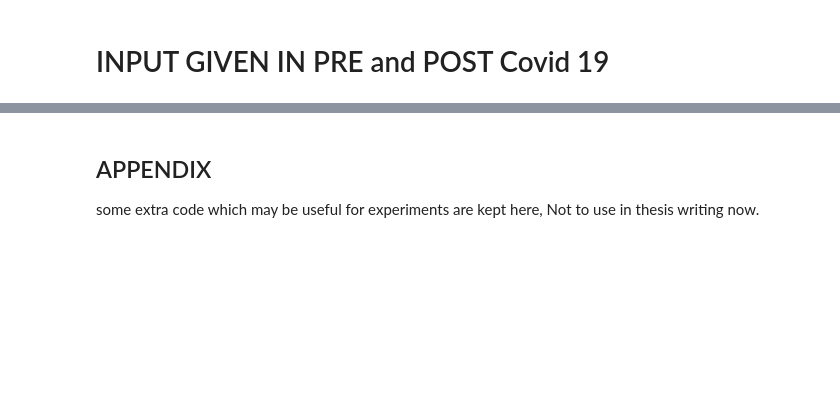
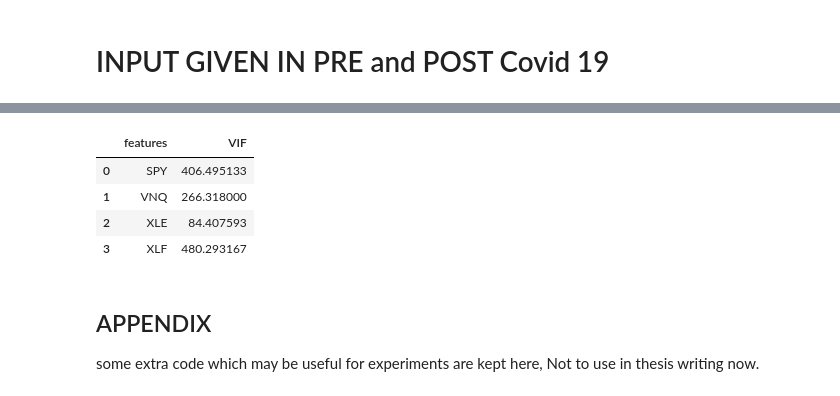
Before and after one commit to krishxx/wqumscfin, a Jupyter notebook: src/MScFE_Capstone.ipynb, the cells around one changed output, grey strips where cells are left out. Saved outputs shown, nothing was run; the diff lists cells and outputs as text; code cells hidden in the pictures; blank space fills up the shorter version.

```diff
--- a/src/MScFE_Capstone.ipynb
+++ b/src/MScFE_Capstone.ipynb
@@ -1017,3 +1045,16 @@ mean_reverting_df
+# %%
+X_variables = combined_c_prices_df #[['SPY', 'VNQ', 'XLE', 'XLF']]
+vif_data = pd.DataFrame()
+vif_data['features'] = X_variables.columns
+vif_data ['VIF'] = [variance_inflation_factor(X_variables.values, i)
+    for i in range (len(X_variables.columns))]
+vif_data
+# %% [output]
+|  | features | VIF |
+| 0 | SPY | 406.495133 |
+| 1 | VNQ | 266.318000 |
+| 2 | XLE | 84.407593 |
+| 3 | XLF | 480.293167 |
 # %% [markdown]
 ## APPENDIX
 some extra code which may be useful for experiments are kept here, Not to use in thesis writing now.
```
Also changed, not shown: parts of 45 cells of this notebook.
